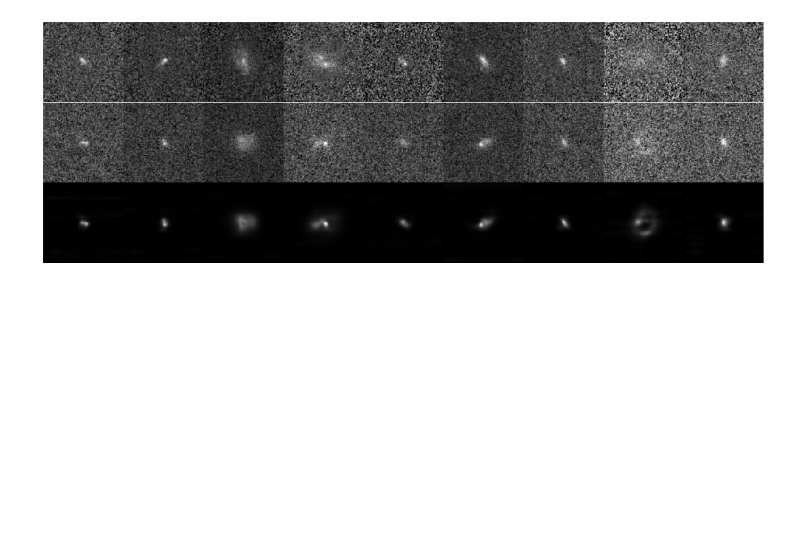
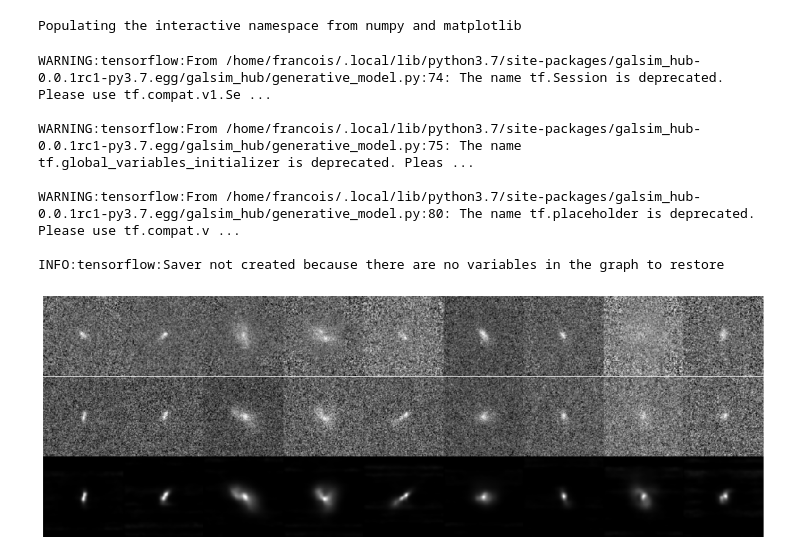
Before and after one commit to McWilliamsCenter/deep_galaxy_models, a Jupyter notebook: Figure1.ipynb, the cells around one changed output. Saved outputs shown, nothing was run; the diff lists cells and outputs as text; code cells hidden in the pictures; blank space fills up the shorter version.

Commit message:
Adding new figures

```diff
--- a/Figure1.ipynb
+++ b/Figure1.ipynb
@@ -1,4 +1,6 @@
 # %%
-import os
-os.environ["CUDA_VISIBLE_DEVICES"] = ""
+import galsim
+import galsim_hub
 %pylab inline
+# %% [output]
+Populating the interactive namespace from numpy and matplotlib
@@ -13,7 +12,7 @@ PIXEL_SCALE = 0.03
 cosmos_cat = galsim.COSMOSCatalog()
 
 # Loads model for flow-vae
-model = galsim_hub.GenerativeGalaxyModel('/data2/g2g/export/cosmos_flow_vae_4thf/generator')
+model = galsim_hub.GenerativeGalaxyModel('modules/flow_vae_cosmos_128/generator')
 
 # Noise model
 cosmos_noise = galsim.getCOSMOSNoise()
@@ -23,34 +22,41 @@ for i in range(9):
     im_real = galsim.ImageF(STAMP_SIZE, STAMP_SIZE, scale=PIXEL_SCALE)
     im_sim = galsim.ImageF(STAMP_SIZE, STAMP_SIZE, scale=PIXEL_SCALE)
     im_sim_n = galsim.ImageF(STAMP_SIZE, STAMP_SIZE, scale=PIXEL_SCALE)
 
     # Drawing galaxy from cosmos
     gal = cosmos_cat.makeGalaxy(i, gal_type='real')
     psf = gal.original_psf
     real = galsim.Convolve(psf, gal)
     real.drawImage(im_real, method='no_pixel');
 
     # Drawing galaxy from generative model
     params = cosmos_cat.param_cat[cosmos_cat.orig_index][['flux_radius', 'mag_auto', 'zphot']][i:i+1]
     sim_gal = model.sample(params)
     sim = galsim.Convolve(psf, sim_gal)
     sim.drawImage(im_sim, method='no_pixel');
     sim.drawImage(im_sim_n, method='no_pixel');
     im_sim_n.addNoise(cosmos_noise)
 
     subplot(3,9,i+1)
-    imshow(im_real.array, cmap='gray', vmin=-0.01)
+    imshow(arcsinh(50*im_real.array), cmap='gray')
     axis('off')
 
     subplot(3,9,i+1+9)
-    imshow(im_sim_n.array, cmap='gray', vmin=-0.01, vmax=im_real.array.max())
+    imshow(arcsinh(50*im_sim_n.array), cmap='gray')
     axis('off')
 
     subplot(3,9,i+1+18)
-    imshow(im_sim.array, cmap='gray', vmax=im_real.array.max())
+    imshow(arcsinh(50*im_sim.array), cmap='gray')
     axis('off')
 
 plt.subplots_adjust(wspace=0, hspace=0)
 savefig('Figures/Figure1.pdf',bbox_inches='tight')
 # %% [output]
+WARNING:tensorflow:From /home/francois/.local/lib/python3.7/site-packages/galsim_hub-0.0.1rc1-py3.7.egg/galsim_hub/generative_model.py:74: The name tf.Session is deprecated. Please use tf.compat.v1.Se ...
+
+WARNING:tensorflow:From /home/francois/.local/lib/python3.7/site-packages/galsim_hub-0.0.1rc1-py3.7.egg/galsim_hub/generative_model.py:75: The name tf.global_variables_initializer is deprecated. Pleas ...
+
+WARNING:tensorflow:From /home/francois/.local/lib/python3.7/site-packages/galsim_hub-0.0.1rc1-py3.7.egg/galsim_hub/generative_model.py:80: The name tf.placeholder is deprecated. Please use tf.compat.v ...
+
+INFO:tensorflow:Saver not created because there are no variables in the graph to restore
-[figure, old version]
+[figure, new version]
```
Also changed, not shown: parts of 1 cell of this notebook, 4 other files.
